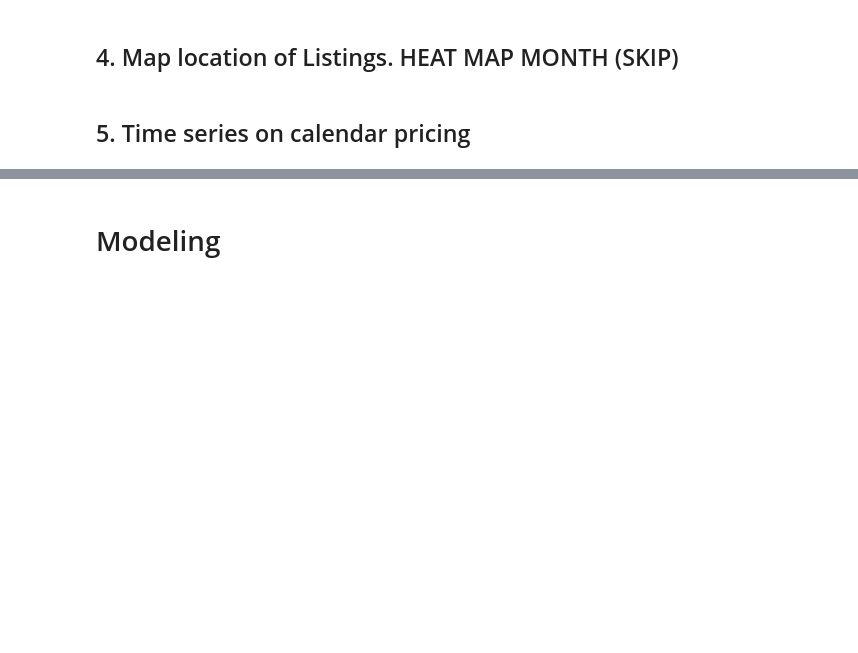
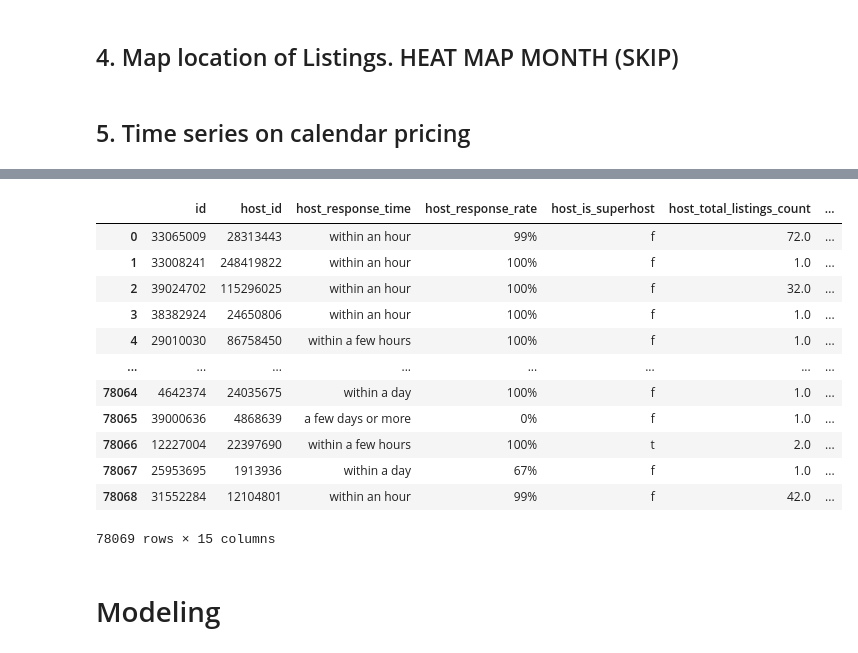
Before and after one commit to WinrichSy/AirBnBusiness, a Jupyter notebook: AirBnb Capstone.ipynb, the cells around one changed output, grey strips where cells are left out. Drawn from its saved outputs; the diff is of its cells as text; code cells hidden in the pictures; blank space fills up the shorter version.

```diff
--- a/AirBnb Capstone.ipynb
+++ b/AirBnb Capstone.ipynb
@@ -981,0 +988,2 @@ plt.show()
+# %%
+hosts = pd.read_csv('Data/Paris/updated_listings.csv')
@@ -982,3 +1052,27 @@ plt.show()
+# %%
+host_superhost_for_modeling = hosts.loc[:,['id','host_id','host_response_time','host_response_rate',
+                                                    'host_is_superhost','host_total_listings_count','host_verifications',
+                                                    'number_of_reviews','review_scores_rating',
+                                                    'review_scores_accuracy', 'review_scores_cleanliness',
+                                                    'review_scores_checkin', 'review_scores_communication',
+                                                    'review_scores_location', 'review_scores_value']]
+#TODO: change all NaN values to 0; get number of host_verifications
+# %%
+host_superhost_for_modeling
+# %% [output]
+|  | id | host_id | host_response_time | host_response_rate | host_is_superhost | host_total_listings_count | ... |
+| 0 | 33065009 | 28313443 | within an hour | 99% | f | 72.0 | ... |
+| 1 | 33008241 | 248419822 | within an hour | 100% | f | 1.0 | ... |
+| 2 | 39024702 | 115296025 | within an hour | 100% | f | 32.0 | ... |
+| 3 | 38382924 | 24650806 | within an hour | 100% | f | 1.0 | ... |
+| 4 | 29010030 | 86758450 | within a few hours | 100% | f | 1.0 | ... |
+| ... | ... | ... | ... | ... | ... | ... | ... |
+| 78064 | 4642374 | 24035675 | within a day | 100% | f | 1.0 | ... |
+| 78065 | 39000636 | 4868639 | a few days or more | 0% | f | 1.0 | ... |
+| 78066 | 12227004 | 22397690 | within a few hours | 100% | t | 2.0 | ... |
+| 78067 | 25953695 | 1913936 | within a day | 67% | f | 1.0 | ... |
+| 78068 | 31552284 | 12104801 | within an hour | 99% | f | 42.0 | ... |
+78069 rows × 15 columns
 # %% [markdown]
 # Modeling
 # %%
```
Also changed, not shown: parts of 14 cells of this notebook.
